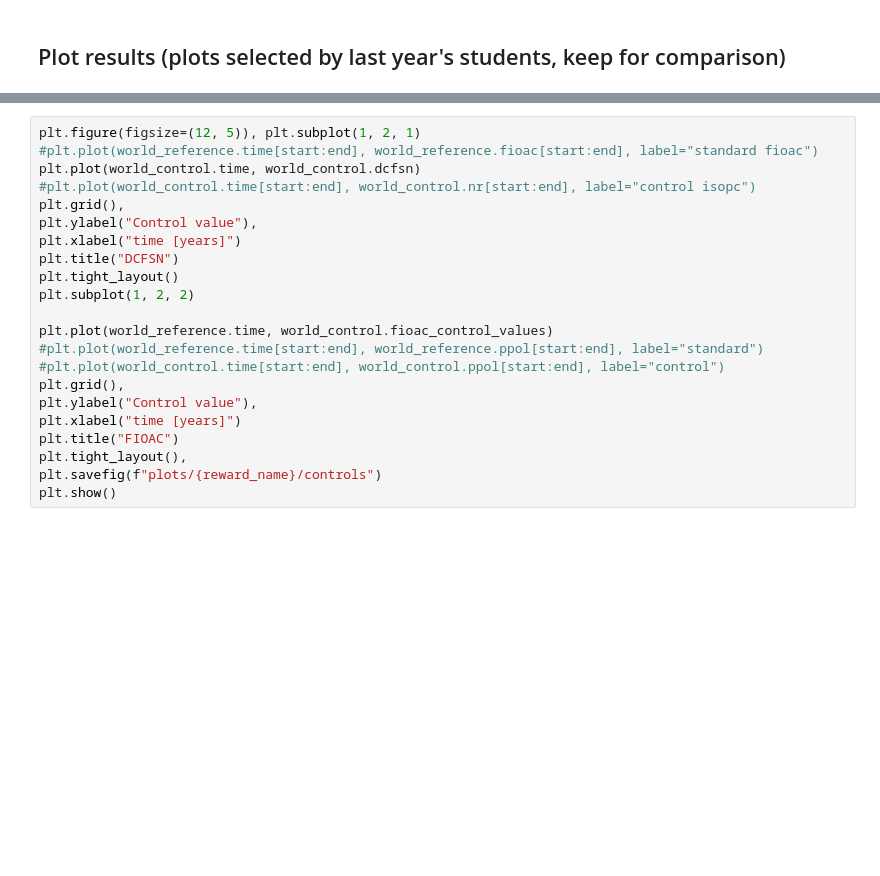
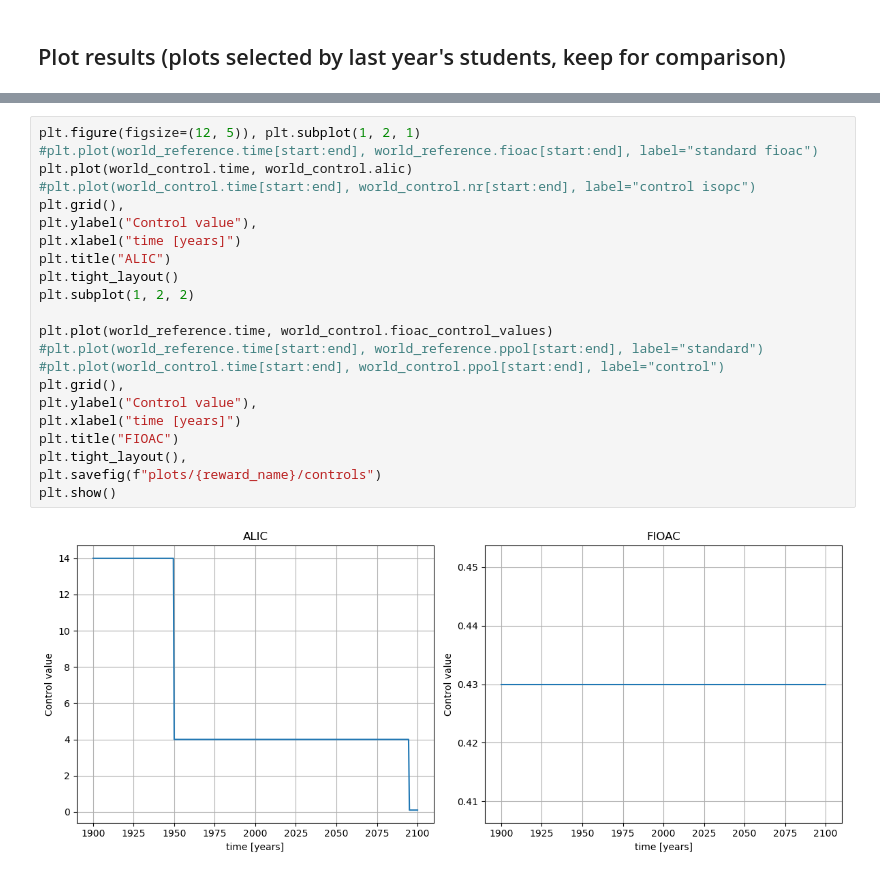
Before and after one commit to orsvik/PyWorld3-03-control, a Jupyter notebook: reinforcement_learning.ipynb, the cells around one changed output, grey strips where cells are left out. Cells and saved outputs as stored; diff of their text form; blank space fills up the shorter version.

Commit message:
run with alic

```diff
--- a/reinforcement_learning.ipynb
+++ b/reinforcement_learning.ipynb
@@ -844,25 +867,27 @@ plt.savefig(f"plots/{reward_name}/comparison")
 # %%
 plt.figure(figsize=(12, 5)), plt.subplot(1, 2, 1)
 #plt.plot(world_reference.time[start:end], world_reference.fioac[start:end], label="standard fioac")
-plt.plot(world_control.time, world_control.dcfsn)
+plt.plot(world_control.time, world_control.alic)
 #plt.plot(world_control.time[start:end], world_control.nr[start:end], label="control isopc")
 plt.grid(),
 plt.ylabel("Control value"),
 plt.xlabel("time [years]")
-plt.title("DCFSN")
+plt.title("ALIC")
 plt.tight_layout()
 plt.subplot(1, 2, 2)
 
 plt.plot(world_reference.time, world_control.fioac_control_values)
 #plt.plot(world_reference.time[start:end], world_reference.ppol[start:end], label="standard")
 #plt.plot(world_control.time[start:end], world_control.ppol[start:end], label="control")
 plt.grid(),
 plt.ylabel("Control value"),
 plt.xlabel("time [years]")
 plt.title("FIOAC")
 plt.tight_layout(),
 plt.savefig(f"plots/{reward_name}/controls")
 plt.show()
+# %% [output]
+[figure, added]
 # %%
 plot_world_variables(
     world_control.time,
```
Also changed, not shown: parts of 13 cells of this notebook, 15 other files.
